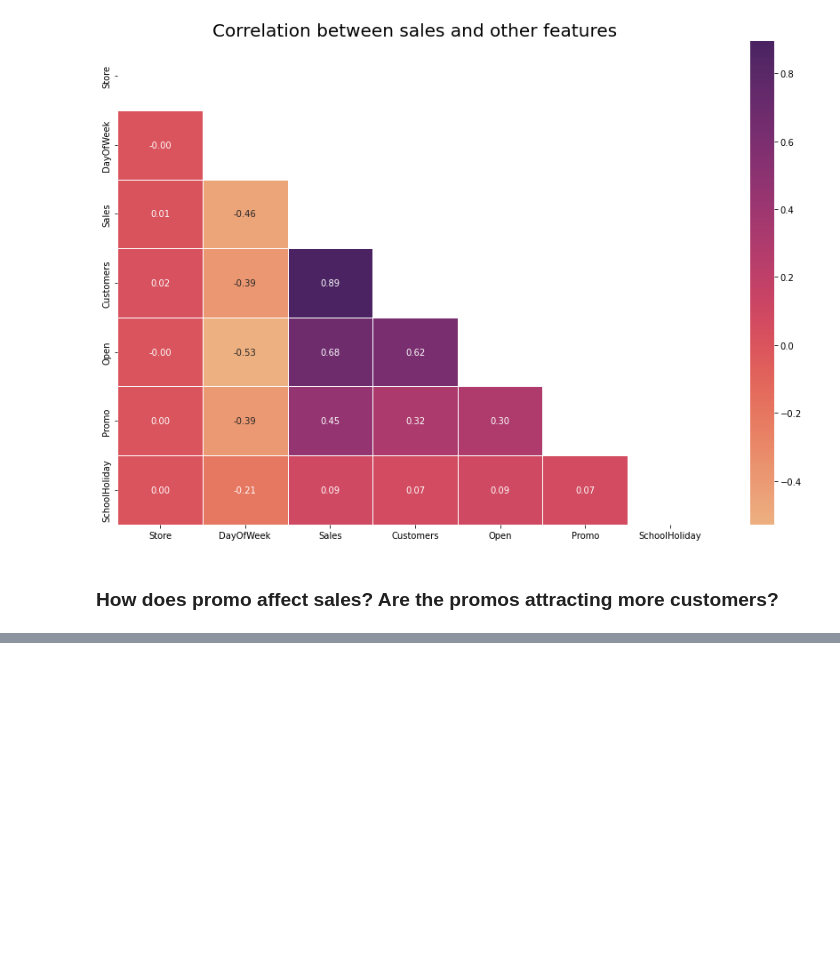
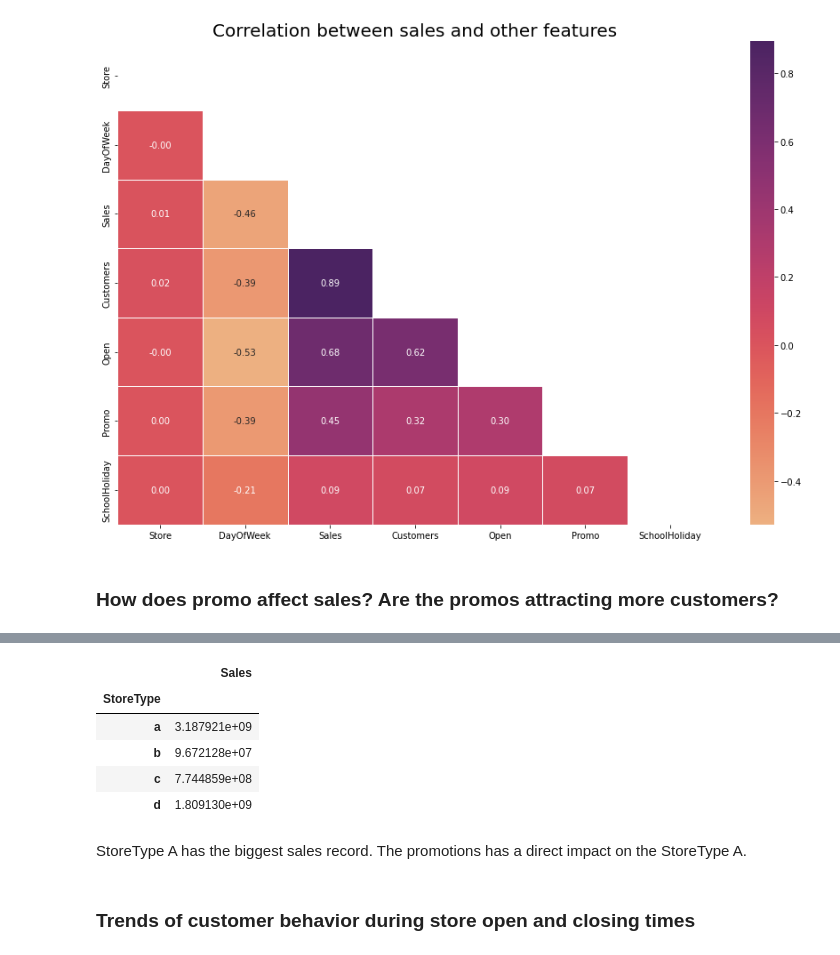
Before and after one commit to Haylemicheal/Pharmaceutical-Sales-Prediction, a Jupyter notebook: notebooks/EDA.ipynb, the cells around one changed output, grey strips where cells are left out. Cells and saved outputs as stored; diff of their text form; code cells hidden in the pictures; blank space fills up the shorter version.

```diff
--- a/notebooks/EDA.ipynb
+++ b/notebooks/EDA.ipynb
@@ -250,0 +208,13 @@ pyplot.show()
+# %%
+merged.groupby('StoreType').agg({"Sales":  "sum"})
+# %% [output]
+|  | Sales |
+| StoreType |  |
+| a | 3.187921e+09 |
+| b | 9.672128e+07 |
+| c | 7.744859e+08 |
+| d | 1.809130e+09 |
+# %% [markdown]
+StoreType A has the biggest sales record. The promotions has a direct impact on the StoreType A.
+# %% [markdown]
+### Trends of customer behavior during store open and closing times
```
Also changed, not shown: parts of 49 cells of this notebook.
